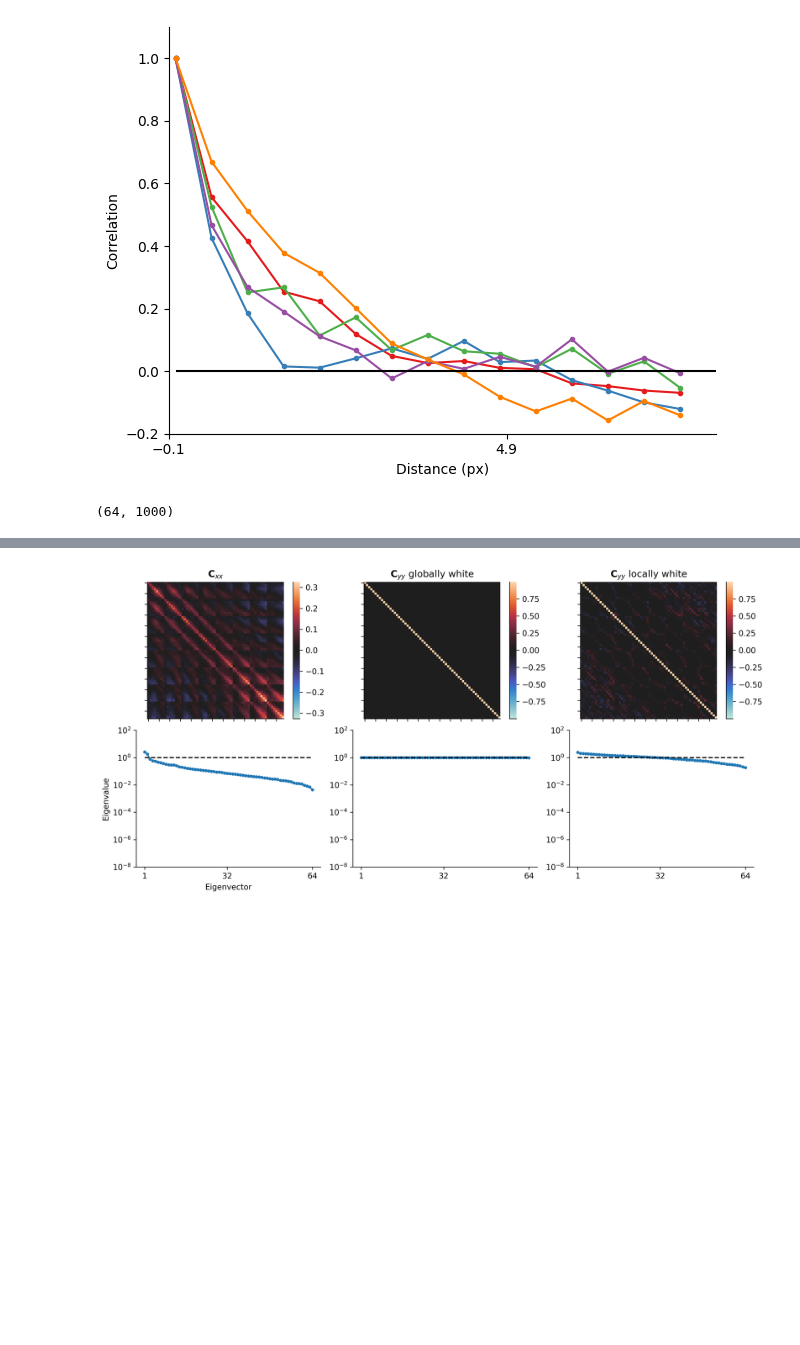
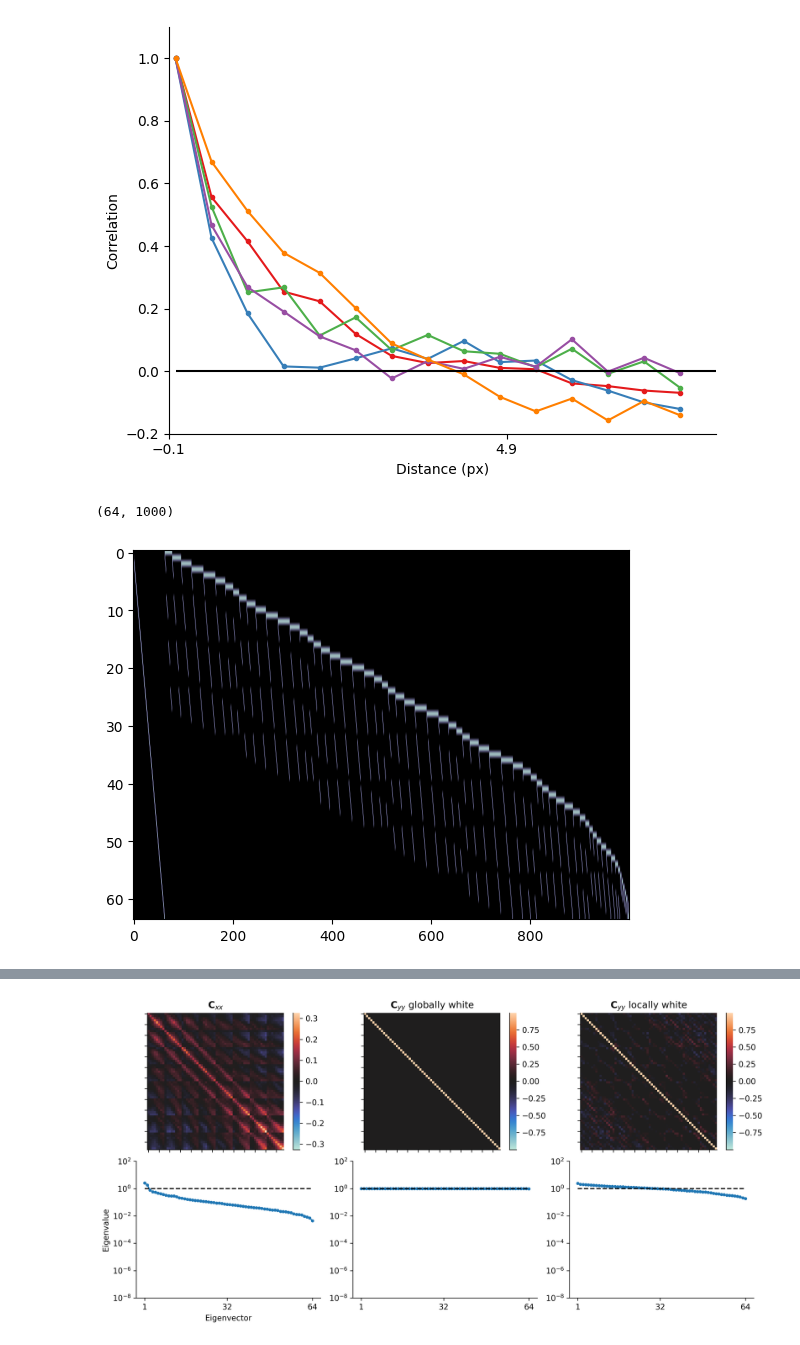
Before and after one commit to lyndond/frame_whitening, a Jupyter notebook: figures/conv2d.ipynb, the cells around one changed output, grey strips where cells are left out. Drawn from its saved outputs; the diff is of its cells as text; code cells hidden in the pictures; blank space fills up the shorter version.

```diff
--- a/figures/conv2d.ipynb
+++ b/figures/conv2d.ipynb
@@ -120,32 +120,34 @@ step_skip = 512
 W2 = np.concatenate((W, W3), axis=1)
 plt.imshow(W, cmap="bone", aspect="auto")
 print(W.shape)
+speedup = True
 
 g_last, g_all, _, _ = fws.adapt_covariance(
                                 Cxx_list=[Cxx],
                                 W=W,
                                 batch_size=-1,
                                 n_batch=n_batch,
                                 lr_g=1E-2,
                                 g0=None,
                                 online=False,
                                 clamp=False,
                                 alpha=1.,
                                 save_every=step_skip,
                             )
 
 g_last_multi, g_all_multi, _, _ = fws.adapt_covariance(
                                 Cxx_list=[Cxx],
                                 W=W2,
                                 batch_size=-1,
                                 n_batch=2**17,
                                 lr_g=1.5E-2,
                                 g0=None,
                                 online=False,
                                 clamp=False,
                                 alpha=1.,
                                 save_every=step_skip,
                             )
 # %% [output]
 (64, 1000)
+[figure, added]
 # %%
```
Also changed, not shown: parts of 6 cells of this notebook, 2 other files.
